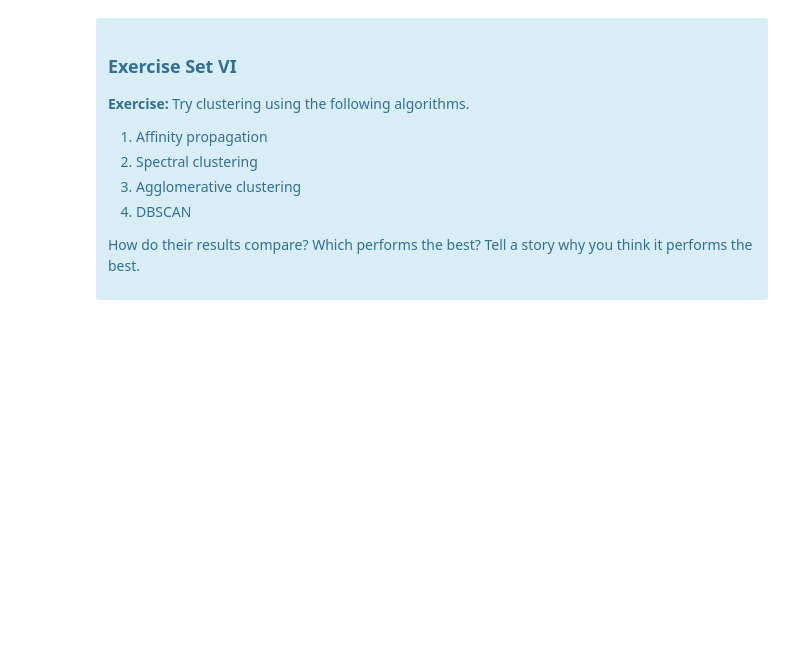
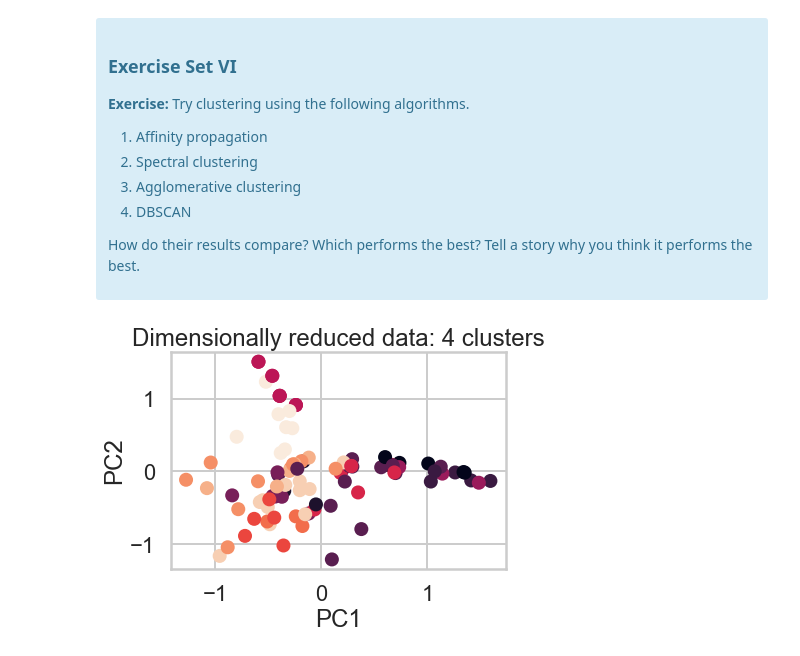
Before and after one commit to fortunatolouis/Springboard, a Jupyter notebook: ClusteringCaseStudy/Clustering Case Study - Customer Segmentation with K-Means - Tier 3.ipynb, the cells around one changed output. Drawn from its saved outputs; the diff is of its cells as text; code cells hidden in the pictures; blank space fills up the shorter version.

```diff
--- a/ClusteringCaseStudy/Clustering Case Study - Customer Segmentation with K-Means - Tier 3.ipynb
+++ b/ClusteringCaseStudy/Clustering Case Study - Customer Segmentation with K-Means - Tier 3.ipynb
@@ -504,0 +596,12 @@ Source: http://scikit-learn.org/stable/modules/clustering.html
+# %%
+# Your turn
+import sklearn.cluster
+ap = sklearn.cluster.AffinityPropagation()
+df['label'] = ap.fit_predict(x_cols)
+plt.scatter(df['x'],df['y'],c=df['label'])
+plt.title('Dimensionally reduced data: '+str(n_clusters)+' clusters')
+plt.xlabel('PC1')
+plt.ylabel('PC2')
+plt.show()
+# %% [output]
+[figure, added]
```
Also changed, not shown: parts of 14 cells of this notebook, 1 other file.
